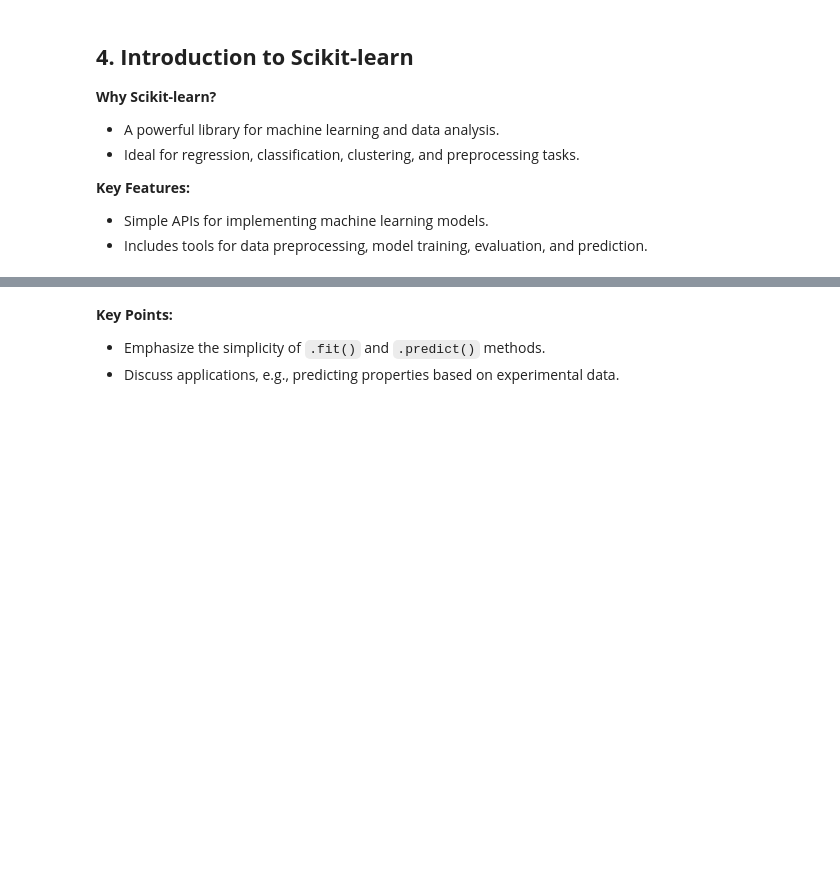
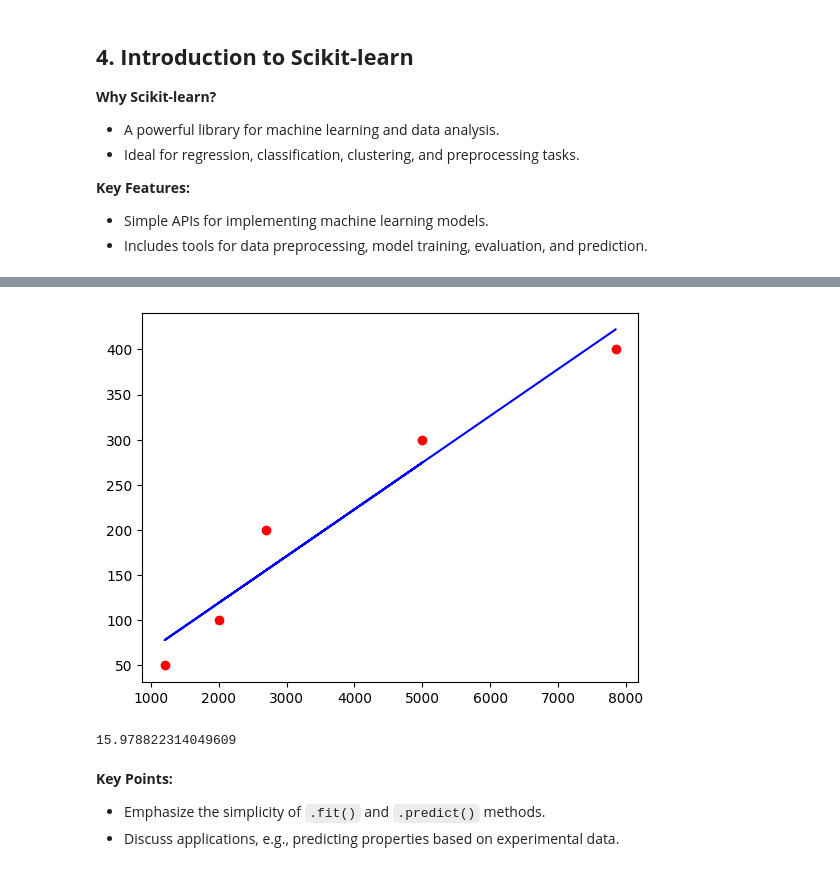
Before and after one commit to mannodiarun/Purdue-MSE-497, a Jupyter notebook: Module 2.ipynb, the cells around one changed output, grey strips where cells are left out. Drawn from its saved outputs; the diff is of its cells as text; code cells hidden in the pictures; blank space fills up the shorter version.

```diff
--- a/Module 2.ipynb
+++ b/Module 2.ipynb
@@ -195,3 +267,13 @@ print(f"Predicted Strength for density 6000 kg/m^3: {predicted_strength[0]:.2f}
+# %%
+plt.scatter(densities, strengths, c='r')
+plt.plot(densities, model.predict(densities), c='b')
+plt.show()
+# %% [output]
+[figure, added]
+# %%
+model.intercept_
+# %% [output]
+15.978822314049609
 # %% [markdown]
 **Key Points:**
 - Emphasize the simplicity of `.fit()` and `.predict()` methods.
```
Also changed, not shown: parts of 12 cells of this notebook.
